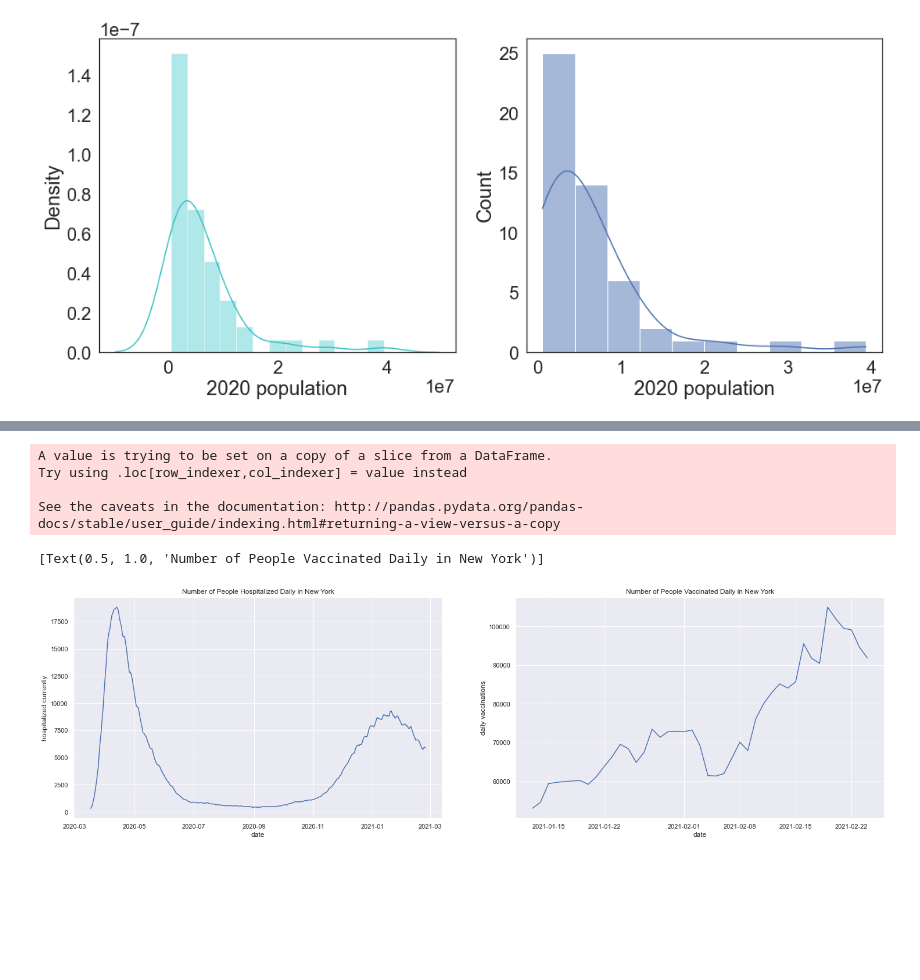
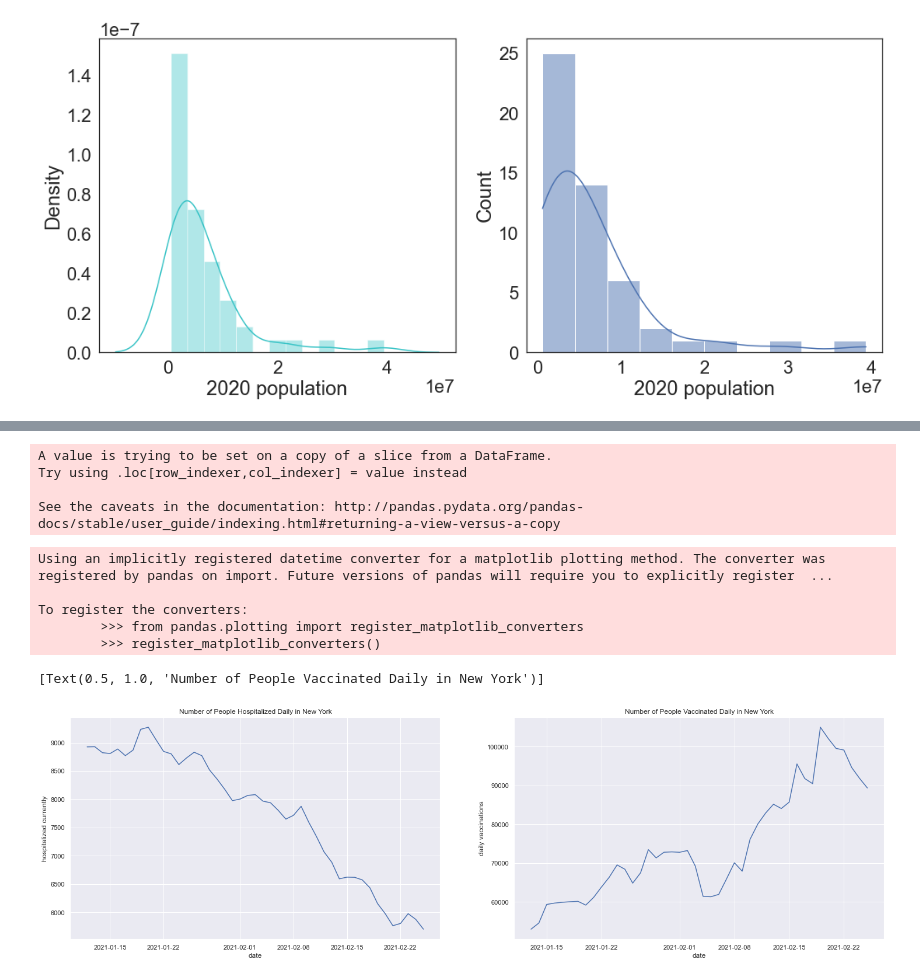
Before and after one commit to COGS108/group042_wi21, a Jupyter notebook: EDACheckpoint_group042.ipynb, the cells around one changed output, grey strips where cells are left out. Drawn from its saved outputs; the diff is of its cells as text; code cells hidden in the pictures; blank space fills up the shorter version.

```diff
--- a/EDACheckpoint_group042.ipynb
+++ b/EDACheckpoint_group042.ipynb
@@ -159,7 +190,7 @@ sns.histplot(population['2020 population'], bins=10, kde=True)
 <AxesSubplot:xlabel='2020 population', ylabel='Count'>
 [figure]
 # %%
-sns.set(rc={'figure.figsize':(35,40)})
+sns.set(rc={'figure.figsize':(25,18)})
 sns.barplot(x=population['2020 population'], y='state', data=population)
 # %% [output]
 <AxesSubplot:xlabel='2020 population', ylabel='state'>
@@ -171,5 +210,5 @@ most_recent['proportion vaccination'] = most_recent['people vaccinated']/most_re
 # %%
-sns.set(rc={'figure.figsize':(35,40)})
+sns.set(rc={'figure.figsize':(25,18)})
 sns.barplot(x=most_recent['proportion vaccination'], y='state', data=most_recent)
 # %% [output]
 <AxesSubplot:xlabel='proportion vaccination', ylabel='state'>
@@ -180,0 +216,6 @@ most_recent['people vaccinated'].isnull().sum()
+# %%
+sns.set(rc={'figure.figsize':(17,7)})
+plt.subplot(1, 2, 1)
+sns.distplot(most_recent['proportion vaccination'], color='#3BC4C7');
+plt.subplot(1, 2, 2)
+sns.histplot(most_recent['proportion vaccination'], bins=10, kde=True)
@@ -221,19 +277,28 @@ fig2.show(renderer="svg")
+# %%
+new_york_df = merged_data[merged_data['state'] == 'New York']
+sns.set(rc={'figure.figsize':(25,7)})
+new_york_df['date'] = pd.to_datetime(new_york_df['date'])
+new_york_df2 = new_york_df[(new_york_df['date'] >= '2021-01-12')]
+#new_york_df2['hospitalized'].isnull().sum()
+#new_york_df2['daily vaccinations'].isnull().sum() = 1 for today's date
+# %% [output]
+A value is trying to be set on a copy of a slice from a DataFrame.
+Try using .loc[row_indexer,col_indexer] = value instead
+
+See the caveats in the documentation: http://pandas.pydata.org/pandas-docs/stable/user_guide/indexing.html#returning-a-view-versus-a-copy
 # %%
-new_york_df = merged_data[merged_data['state'] == 'New York']
-sns.set(rc={'figure.figsize':(25,7)})
-new_york_df['date'] = pd.to_datetime(new_york_df['date'])
-new_york_df2 = new_york_df[(new_york_df['date'] >= '2021-01-12')]
 plt.subplot(1, 2, 1)
-sns.lineplot(x='date', y='hospitalized currently', data=new_york_df).set(title='Number of People Hospitalized Daily in New York')
+sns.lineplot(x='date', y='hospitalized currently', data=new_york_df2).set(title='Number of People Hospitalized Daily in New York')
 plt.subplot(1, 2, 2)
-sns.lineplot(x='date', y='daily vaccinations', data=new_york_df).set(title='Number of People Vaccinated Daily in New York')
+sns.lineplot(x='date', y='daily vaccinations', data=new_york_df2).set(title='Number of People Vaccinated Daily in New York')
 # %% [output]
-A value is trying to be set on a copy of a slice from a DataFrame.
-Try using .loc[row_indexer,col_indexer] = value instead
+Using an implicitly registered datetime converter for a matplotlib plotting method. The converter was registered by pandas on import. Future versions of pandas will require you to explicitly register  ...
 
-See the caveats in the documentation: http://pandas.pydata.org/pandas-docs/stable/user_guide/indexing.html#returning-a-view-versus-a-copy
+To register the converters:
+        >>> from pandas.plotting import register_matplotlib_converters
+        >>> register_matplotlib_converters()
 [Text(0.5, 1.0, 'Number of People Vaccinated Daily in New York')]
-[figure, old version]
+[figure, new version]
 # %%
 texas_df = merged_data[merged_data['state'] == 'Texas']
 texas_df['date'] = pd.to_datetime(texas_df['date'])
```
Also changed, not shown: parts of 21 cells of this notebook.
